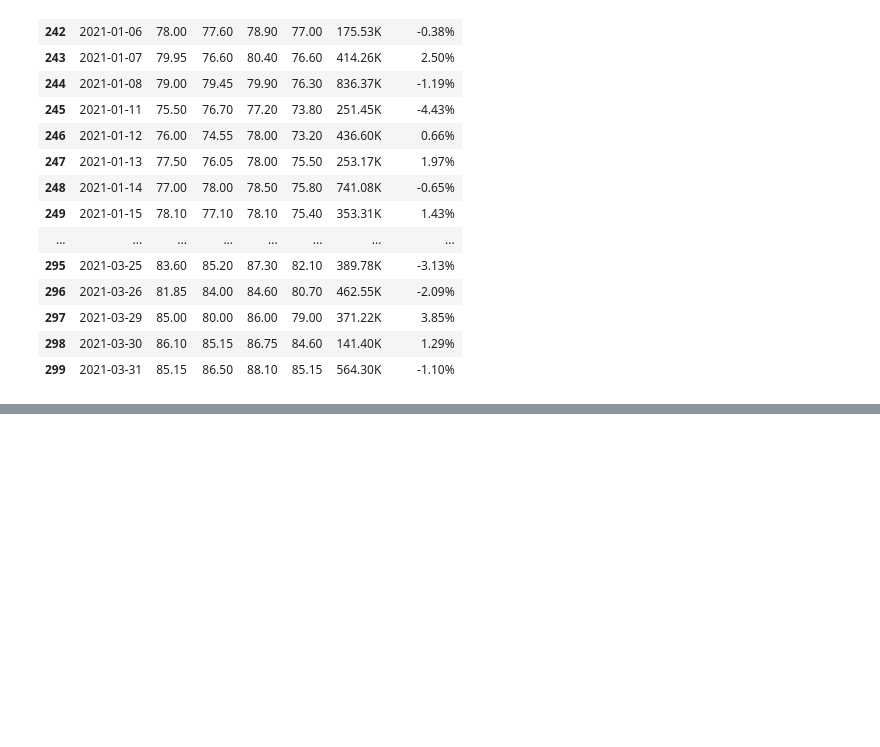
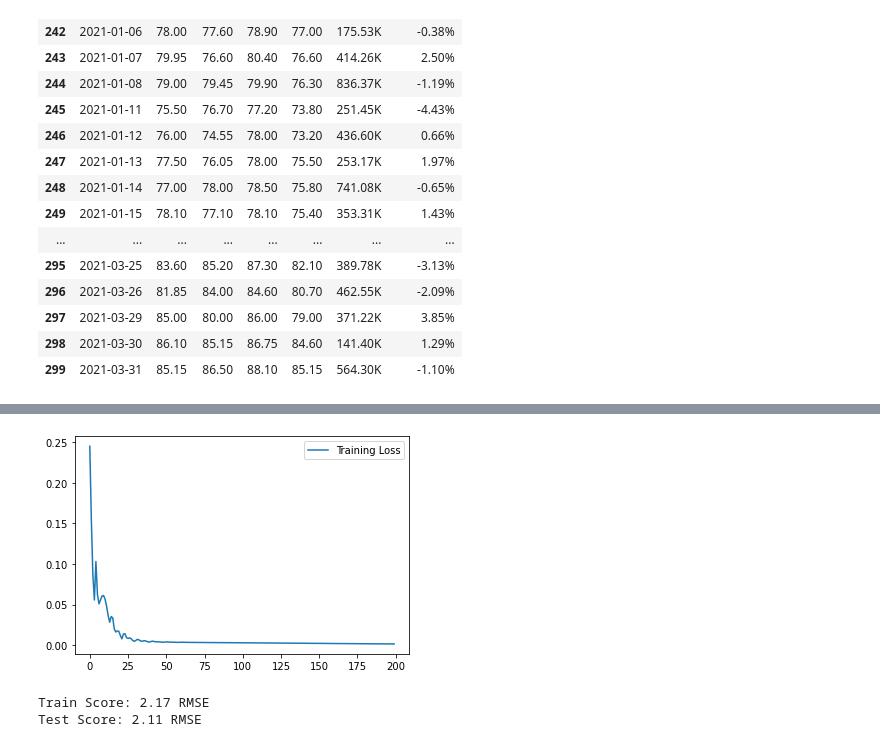
Before and after one commit to c-woo/Value-Investor, a Jupyter notebook: Untitled.ipynb, the cells around one changed output, grey strips where cells are left out. Saved outputs shown, nothing was run; the diff lists cells and outputs as text; code cells hidden in the pictures; blank space fills up the shorter version.

```diff
--- a/Untitled.ipynb
+++ b/Untitled.ipynb
@@ -246,0 +298,40 @@ plt.show()
+# %%
+X_train = torch.from_numpy(X_train).type(torch.Tensor)
+X_test = torch.from_numpy(X_test).type(torch.Tensor)
+y_train = torch.from_numpy(y_train).type(torch.Tensor)
+y_test = torch.from_numpy(y_test).type(torch.Tensor)
+# %%
+class LSTM(nn.Module):
+    def __init__(self, input_dim, hidden_dim, num_layers, output_dim):
+        super(LSTM, self).__init__()
+        self.hidden_dim = hidden_dim
+        self.num_layers = num_layers
+
+        self.lstm = nn.LSTM(input_dim, hidden_dim, num_layers, batch_first=True)
+        self.fc = nn.Linear(hidden_dim, output_dim)
+
+    def forward(self, x):
+        h0 = torch.zeros(self.num_layers, x.size(0), self.hidden_dim).requires_grad_()
+        c0 = torch.zeros(self.num_layers, x.size(0), self.hidden_dim).requires_grad_()
+        out, (hn, cn) = self.lstm(x, (h0.detach(), c0.detach()))
+        out = self.fc(out[:, -1, :])
+        return out
+# %%
+model = LSTM(input_dim=1, hidden_dim=32, output_dim=1, num_layers=2)
+criterion = torch.nn.MSELoss(reduction='mean')
+optimiser = torch.optim.Adam(model.parameters(), lr=0.01)
+# %%
+num_epochs = 200
+
+hist = np.zeros(num_epochs)
+lstm = []
+for t in range(num_epochs):
+    y_train_pred = model(X_train)
+
+    loss = criterion(y_train_pred, y_train)
+    print("Epoch ", t, "MSE: ", loss.item())
+    hist[t] = loss.item()
+
+    optimiser.zero_grad()
+    loss.backward()
+    optimiser.step()
@@ -246,0 +356,24 @@ plt.show()
+# %%
+plt.plot(hist, label='Training Loss')
+plt.legend()
+plt.show()
+# %% [output]
+[figure, added]
+# %%
+from sklearn.metrics import mean_squared_error
+
+y_train_pred = model(X_train)
+y_test_pred = model(X_test)
+
+y_train_pred = scaler.inverse_transform(y_train_pred.detach().numpy())
+y_train = scaler.inverse_transform(y_train.detach().numpy())
+y_test_pred = scaler.inverse_transform(y_test_pred.detach().numpy())
+y_test = scaler.inverse_transform(y_test.detach().numpy())
+
+trainScore = np.sqrt(mean_squared_error(y_train[:,0], y_train_pred[:,0]))
+print('Train Score: %.2f RMSE' % (trainScore))
+testScore = np.sqrt(mean_squared_error(y_test[:,0], y_test_pred[:,0]))
+print('Test Score: %.2f RMSE' % (testScore))
+# %% [output]
+Train Score: 2.17 RMSE
+Test Score: 2.11 RMSE
```
Also changed, not shown: parts of 15 cells of this notebook.
